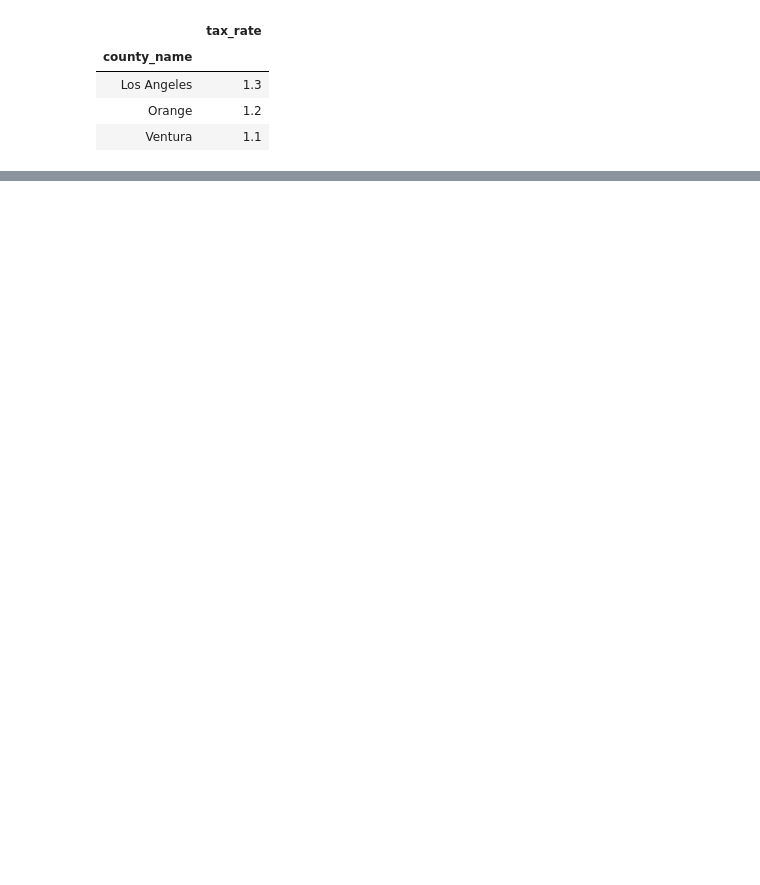
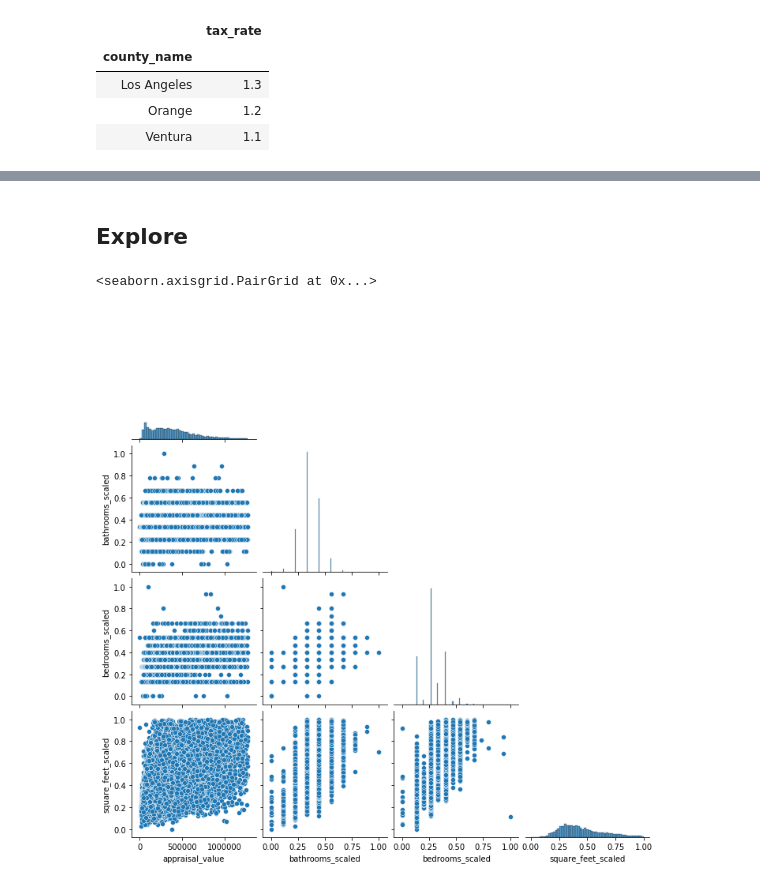
Before and after one commit to QuantumKane/zillow_regression_project, a Jupyter notebook: zillow_explore.ipynb, the cells around one changed output, grey strips where cells are left out. Drawn from its saved outputs; the diff is of its cells as text; code cells hidden in the pictures; blank space fills up the shorter version.

Commit message:
halfway through explore

```diff
--- a/zillow_explore.ipynb
+++ b/zillow_explore.ipynb
@@ -296,2 +319,11 @@ zillow['county_name'] = zillow['fips'].map({6037: 'Los Angeles', 6059: 'Orange',
 # %%
 ### Takeaways:
+# %% [markdown]
+## Explore
+# %%
+# Pairplot of scaled data
+
+sns.pairplot(train.drop(['square_feet','bedrooms','bathrooms'],axis=1), corner=True)
+# %% [output]
+<seaborn.axisgrid.PairGrid at 0x...>
+[figure, added]
```
Also changed, not shown: parts of 25 cells of this notebook.
